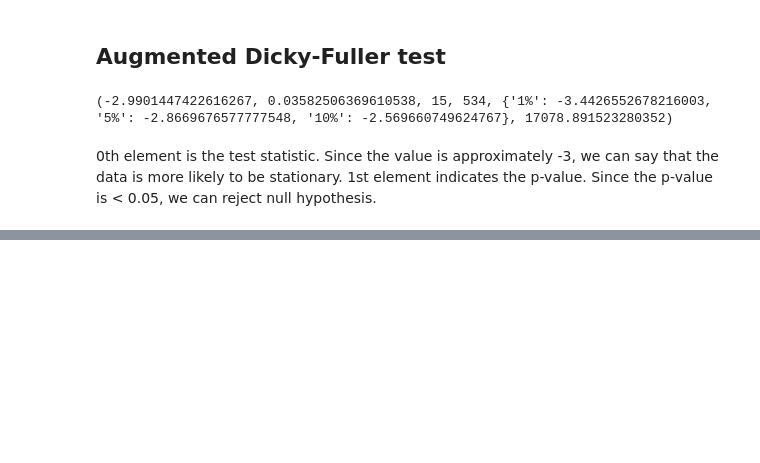
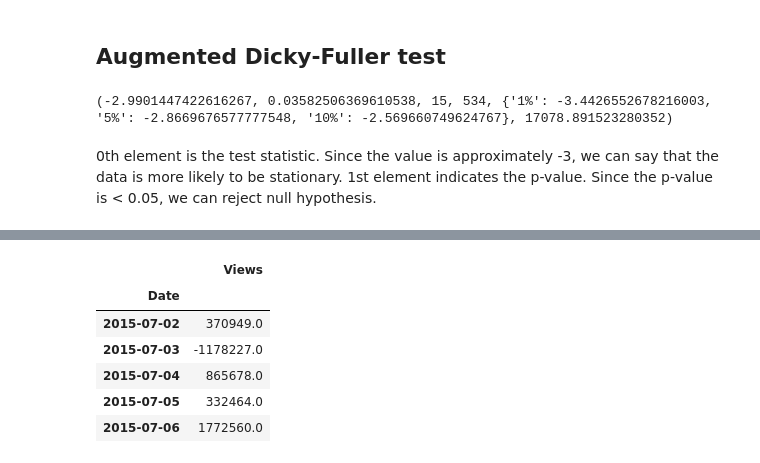
Before and after one commit to Subikshaa/Time-Series-Forecasting-on-Web-Traffic-Dataset, a Jupyter notebook: forecast.ipynb, the cells around one changed output, grey strips where cells are left out. Saved outputs shown, nothing was run; the diff lists cells and outputs as text; code cells hidden in the pictures; blank space fills up the shorter version.

```diff
--- a/forecast.ipynb
+++ b/forecast.ipynb
@@ -216,0 +222,12 @@ print(test)
+# %%
+top_page_filtered = top_page_df[['Views']]
+stationary_df = top_page_filtered.diff().dropna()
+stationary_df.head()
+# %% [output]
+|  | Views |
+| Date |  |
+| 2015-07-02 | 370949.0 |
+| 2015-07-03 | -1178227.0 |
+| 2015-07-04 | 865678.0 |
+| 2015-07-05 | 332464.0 |
+| 2015-07-06 | 1772560.0 |
```
Also changed, not shown: parts of 3 cells of this notebook.
